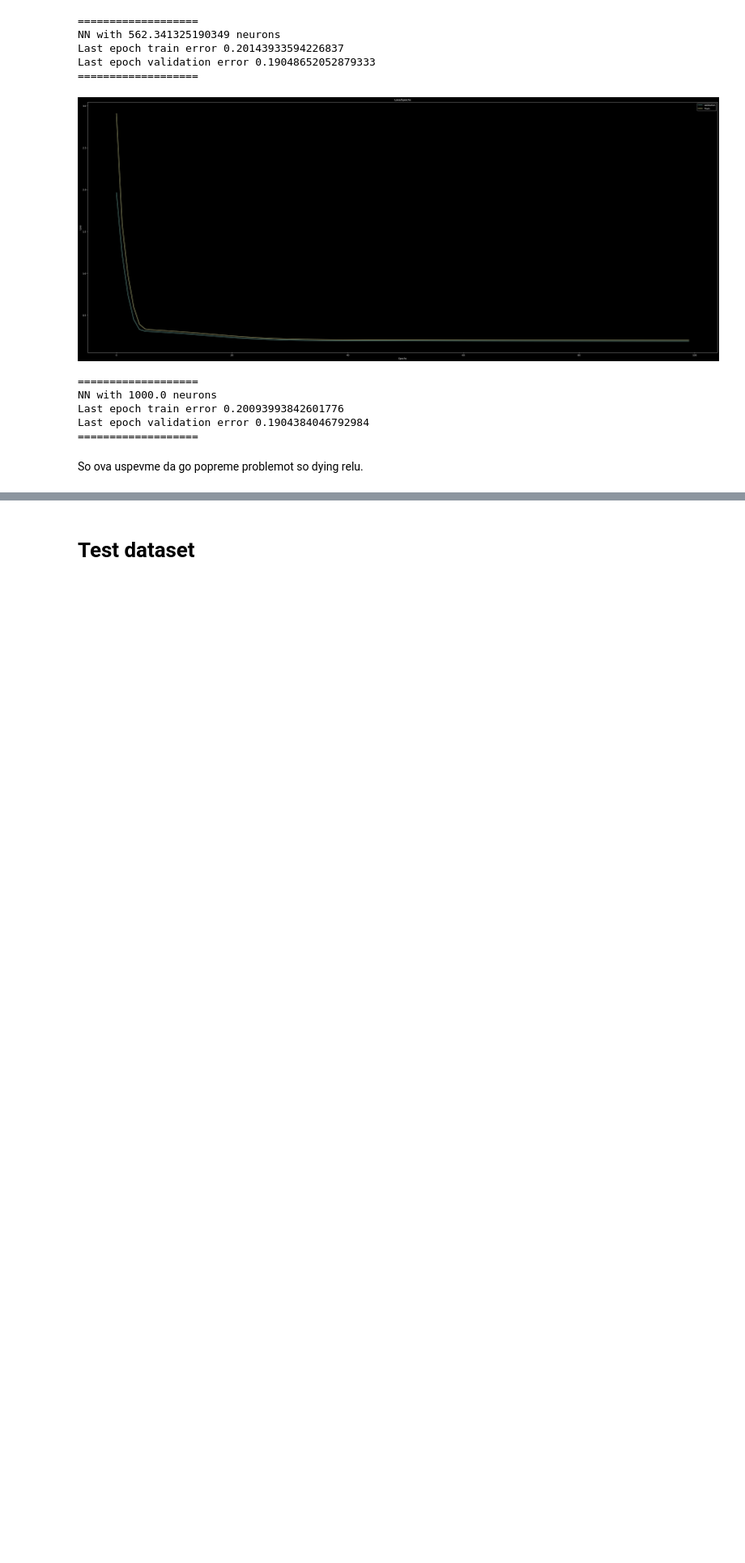
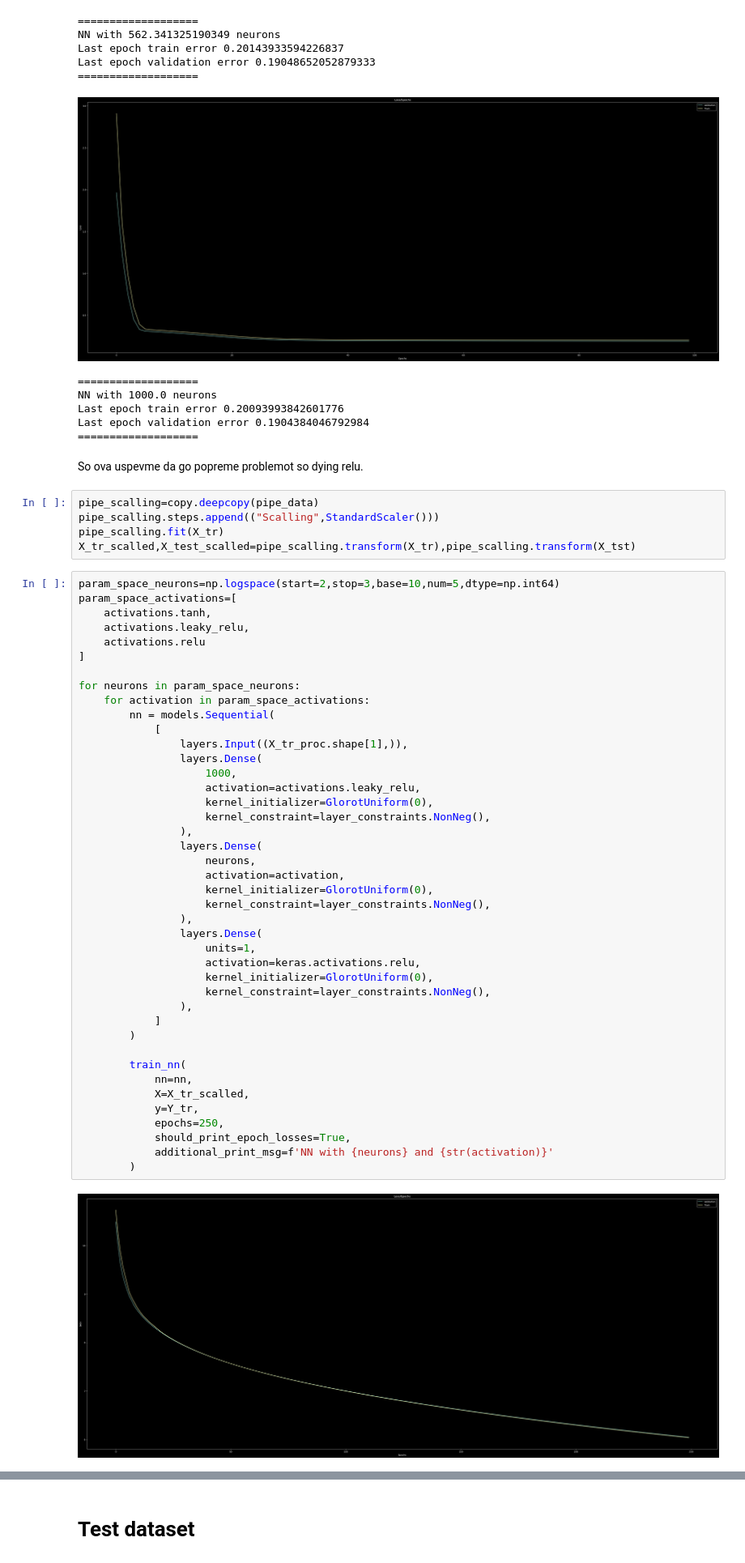
Before and after one commit to viki123v/housing-prices-analysis, a Jupyter notebook: notebooks/neural-nets.ipynb, the cells around one changed output, grey strips where cells are left out. Shown at 81% size. Saved outputs shown, nothing was run; the diff lists cells and outputs as text; blank space fills up the shorter version.

```diff
--- a/notebooks/neural-nets.ipynb
+++ b/notebooks/neural-nets.ipynb
@@ -479,3 +479,52 @@ Last epoch validation error 0.1904384046792984
 ===================
 # %% [markdown]
 So ova uspevme da go popreme problemot so dying relu.
+# %%
+pipe_scalling=copy.deepcopy(pipe_data)
+pipe_scalling.steps.append(("Scalling",StandardScaler()))
+pipe_scalling.fit(X_tr)
+X_tr_scalled,X_test_scalled=pipe_scalling.transform(X_tr),pipe_scalling.transform(X_tst)
+# %%
+param_space_neurons=np.logspace(start=2,stop=3,base=10,num=5,dtype=np.int64)
+param_space_activations=[
+    activations.tanh,
+    activations.leaky_relu,
+    activations.relu
+]
+
+for neurons in param_space_neurons:
+    for activation in param_space_activations:
+        nn = models.Sequential(
+            [
+                layers.Input((X_tr_proc.shape[1],)),
+                layers.Dense(
+                    1000,
+                    activation=activations.leaky_relu,
+                    kernel_initializer=GlorotUniform(0),
+                    kernel_constraint=layer_constraints.NonNeg(),
+                ),
+                layers.Dense(
+                    neurons,
+                    activation=activation,
+                    kernel_initializer=GlorotUniform(0),
+                    kernel_constraint=layer_constraints.NonNeg(),
+                ),
+                layers.Dense(
+                    units=1,
+                    activation=keras.activations.relu,
+                    kernel_initializer=GlorotUniform(0),
+                    kernel_constraint=layer_constraints.NonNeg(),
+                ),
+            ]
+        )
+
+        train_nn(
+            nn=nn,
+            X=X_tr_scalled,
+            y=Y_tr,
+            epochs=250,
+            should_print_epoch_losses=True,
+            additional_print_msg=f'NN with {neurons} and {str(activation)}'
+        )
+# %% [output]
+[figure, added]
```
Also changed, not shown: parts of 9 cells of this notebook, 3 other files.
